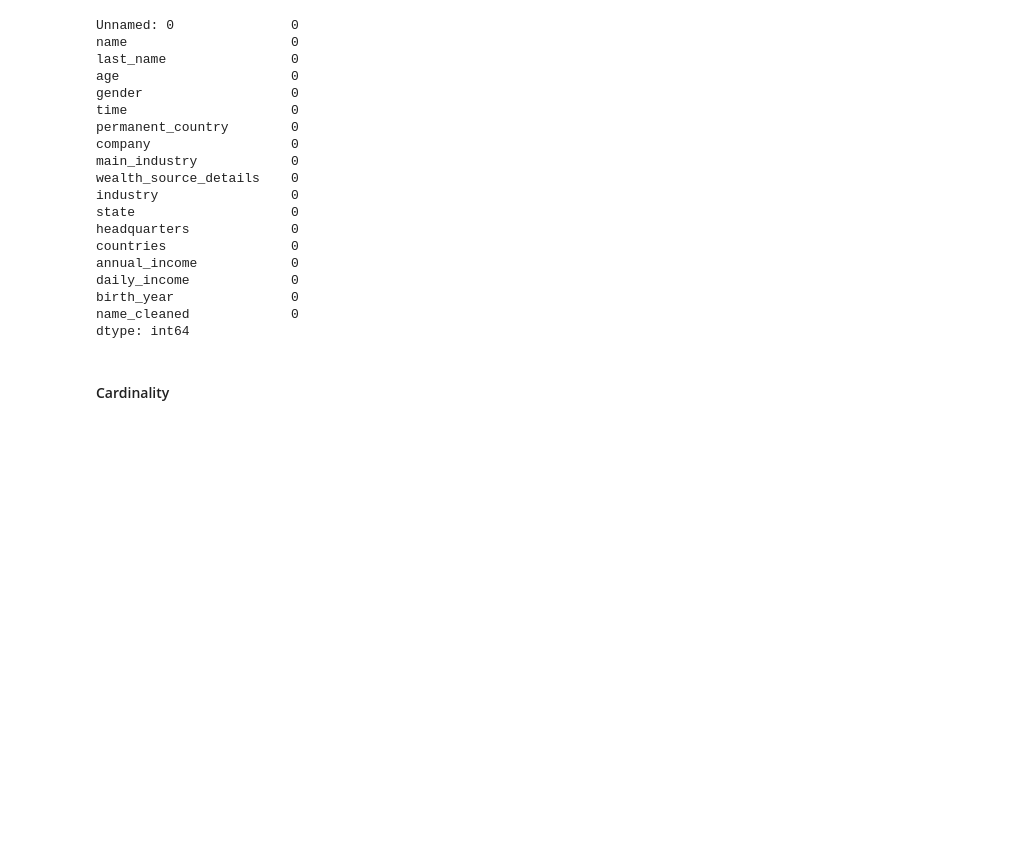
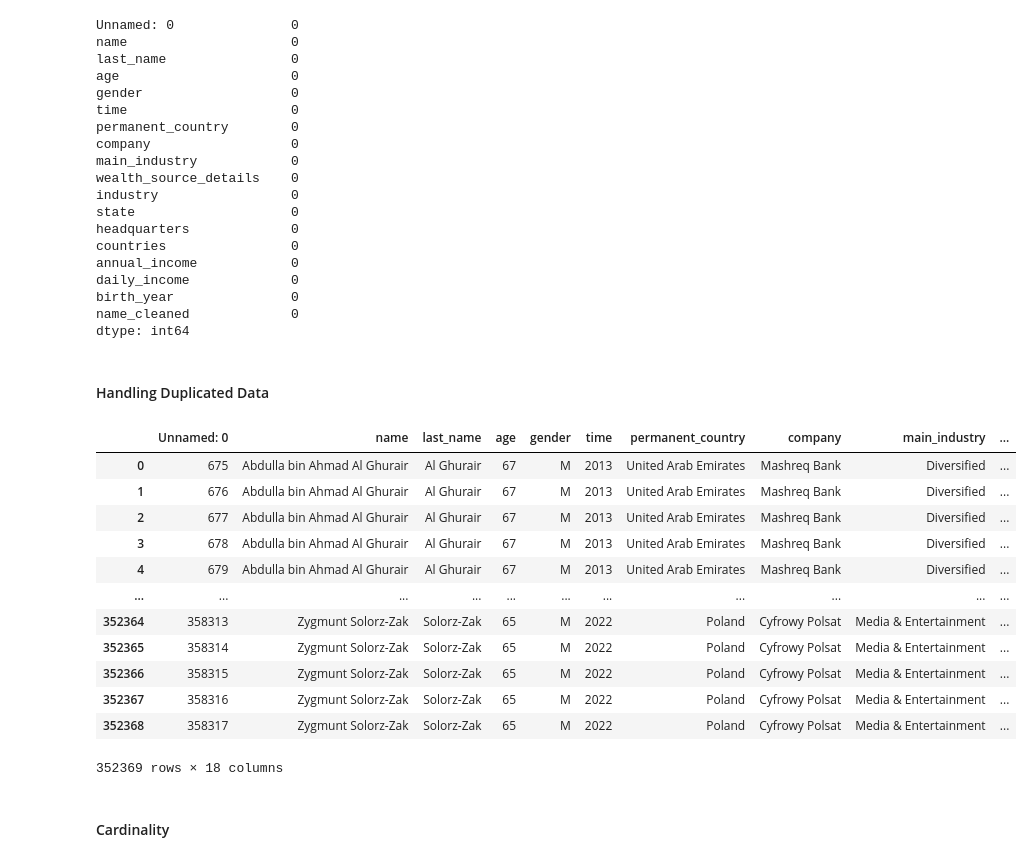
Before and after one commit to amenhasfaw/DPFE, a Jupyter notebook: CODE/Basic_Analysis.ipynb, the cells around one changed output. Saved outputs shown, nothing was run; the diff lists cells and outputs as text; code cells hidden in the pictures; blank space fills up the shorter version.

```diff
--- a/CODE/Basic_Analysis.ipynb
+++ b/CODE/Basic_Analysis.ipynb
@@ -118,6 +118,25 @@ daily_income             0
 birth_year               0
 name_cleaned             0
 dtype: int64
+# %% [markdown]
+#### Handling Duplicated Data
+# %%
+df['name'].duplicated().sum()
+df.drop_duplicates()
+# %% [output]
+|  | Unnamed: 0 | name | last_name | age | gender | time | permanent_country | company | main_industry | ... |
+| 0 | 675 | Abdulla bin Ahmad Al Ghurair | Al Ghurair | 67 | M | 2013 | United Arab Emirates | Mashreq Bank | Diversified | ... |
+| 1 | 676 | Abdulla bin Ahmad Al Ghurair | Al Ghurair | 67 | M | 2013 | United Arab Emirates | Mashreq Bank | Diversified | ... |
+| 2 | 677 | Abdulla bin Ahmad Al Ghurair | Al Ghurair | 67 | M | 2013 | United Arab Emirates | Mashreq Bank | Diversified | ... |
+| 3 | 678 | Abdulla bin Ahmad Al Ghurair | Al Ghurair | 67 | M | 2013 | United Arab Emirates | Mashreq Bank | Diversified | ... |
+| 4 | 679 | Abdulla bin Ahmad Al Ghurair | Al Ghurair | 67 | M | 2013 | United Arab Emirates | Mashreq Bank | Diversified | ... |
+| ... | ... | ... | ... | ... | ... | ... | ... | ... | ... | ... |
+| 352364 | 358313 | Zygmunt Solorz-Zak | Solorz-Zak | 65 | M | 2022 | Poland | Cyfrowy Polsat | Media & Entertainment | ... |
+| 352365 | 358314 | Zygmunt Solorz-Zak | Solorz-Zak | 65 | M | 2022 | Poland | Cyfrowy Polsat | Media & Entertainment | ... |
+| 352366 | 358315 | Zygmunt Solorz-Zak | Solorz-Zak | 65 | M | 2022 | Poland | Cyfrowy Polsat | Media & Entertainment | ... |
+| 352367 | 358316 | Zygmunt Solorz-Zak | Solorz-Zak | 65 | M | 2022 | Poland | Cyfrowy Polsat | Media & Entertainment | ... |
+| 352368 | 358317 | Zygmunt Solorz-Zak | Solorz-Zak | 65 | M | 2022 | Poland | Cyfrowy Polsat | Media & Entertainment | ... |
+352369 rows × 18 columns
 # %% [markdown]
 #### Cardinality
 # %%
```
